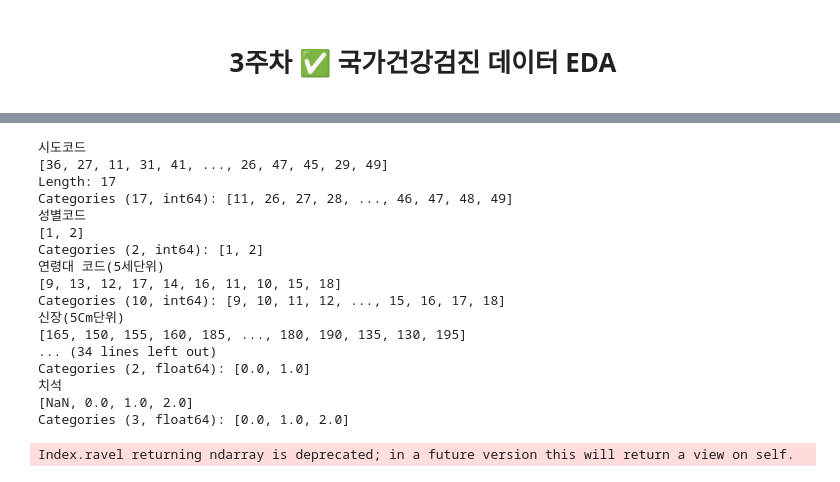
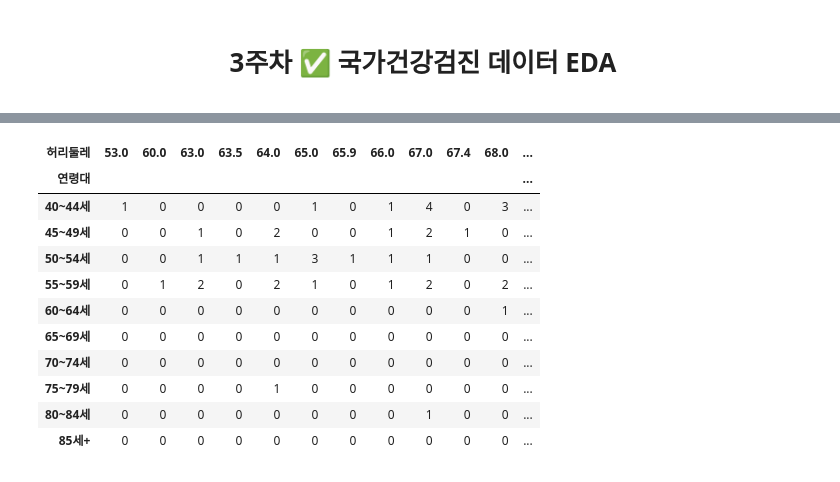
Before and after one commit to yeommss/Mini-Project, a Jupyter notebook: 3주차/03_EDA_국가건강검진_염정아.ipynb, the cells around one changed output, grey strips where cells are left out. Drawn from its saved outputs; the diff is of its cells as text; code cells hidden in the pictures.

```diff
--- a/3주차/03_EDA_국가건강검진_염정아.ipynb
+++ b/3주차/03_EDA_국가건강검진_염정아.ipynb
@@ -221,24 +575,0 @@ df.describe(include='category')
-# %%
-# 고유값 별개로 확인
-for o in obejects:
-    print(o)
-    print(df[o].unique())
-# %% [output]
-시도코드
-[36, 27, 11, 31, 41, ..., 26, 47, 45, 29, 49]
-Length: 17
-Categories (17, int64): [11, 26, 27, 28, ..., 46, 47, 48, 49]
-성별코드
-[1, 2]
-Categories (2, int64): [1, 2]
-연령대 코드(5세단위)
-[9, 13, 12, 17, 14, 16, 11, 10, 15, 18]
-Categories (10, int64): [9, 10, 11, 12, ..., 15, 16, 17, 18]
-신장(5Cm단위)
-[165, 150, 155, 160, 185, ..., 180, 190, 135, 130, 195]
-... (34 lines left out)
-Categories (2, float64): [0.0, 1.0]
-치석
-[NaN, 0.0, 1.0, 2.0]
-Categories (3, float64): [0.0, 1.0, 2.0]
-Index.ravel returning ndarray is deprecated; in a future version this will return a view on self.
@@ -244,0 +580,16 @@ Index.ravel returning ndarray is deprecated; in a future version this will retur
+# %%
+ss_waist = pd.crosstab([df['연령대']], [df['허리둘레']])
+ss_waist
+# %% [output]
+| 허리둘레 | 53.0 | 60.0 | 63.0 | 63.5 | 64.0 | 65.0 | 65.9 | 66.0 | 67.0 | 67.4 | 68.0 | ... |
+| 연령대 |  |  |  |  |  |  |  |  |  |  |  | ... |
+| 40~44세 | 1 | 0 | 0 | 0 | 0 | 1 | 0 | 1 | 4 | 0 | 3 | ... |
+| 45~49세 | 0 | 0 | 1 | 0 | 2 | 0 | 0 | 1 | 2 | 1 | 0 | ... |
+| 50~54세 | 0 | 0 | 1 | 1 | 1 | 3 | 1 | 1 | 1 | 0 | 0 | ... |
+| 55~59세 | 0 | 1 | 2 | 0 | 2 | 1 | 0 | 1 | 2 | 0 | 2 | ... |
+| 60~64세 | 0 | 0 | 0 | 0 | 0 | 0 | 0 | 0 | 0 | 0 | 1 | ... |
+| 65~69세 | 0 | 0 | 0 | 0 | 0 | 0 | 0 | 0 | 0 | 0 | 0 | ... |
+| 70~74세 | 0 | 0 | 0 | 0 | 0 | 0 | 0 | 0 | 0 | 0 | 0 | ... |
+| 75~79세 | 0 | 0 | 0 | 0 | 1 | 0 | 0 | 0 | 0 | 0 | 0 | ... |
+| 80~84세 | 0 | 0 | 0 | 0 | 0 | 0 | 0 | 0 | 1 | 0 | 0 | ... |
+| 85세+ | 0 | 0 | 0 | 0 | 0 | 0 | 0 | 0 | 0 | 0 | 0 | ... |
```
Also changed, not shown: parts of 68 cells of this notebook, 5 other files.
